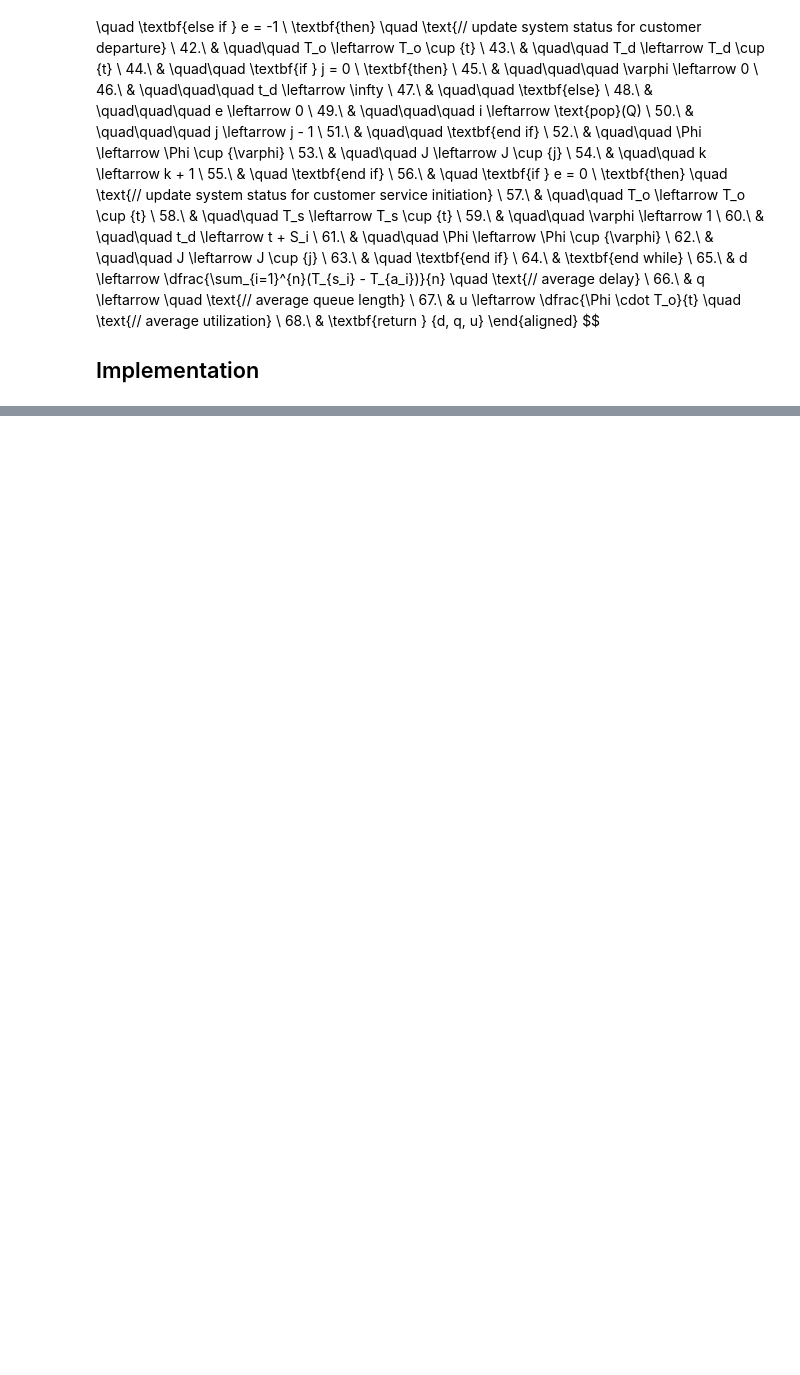
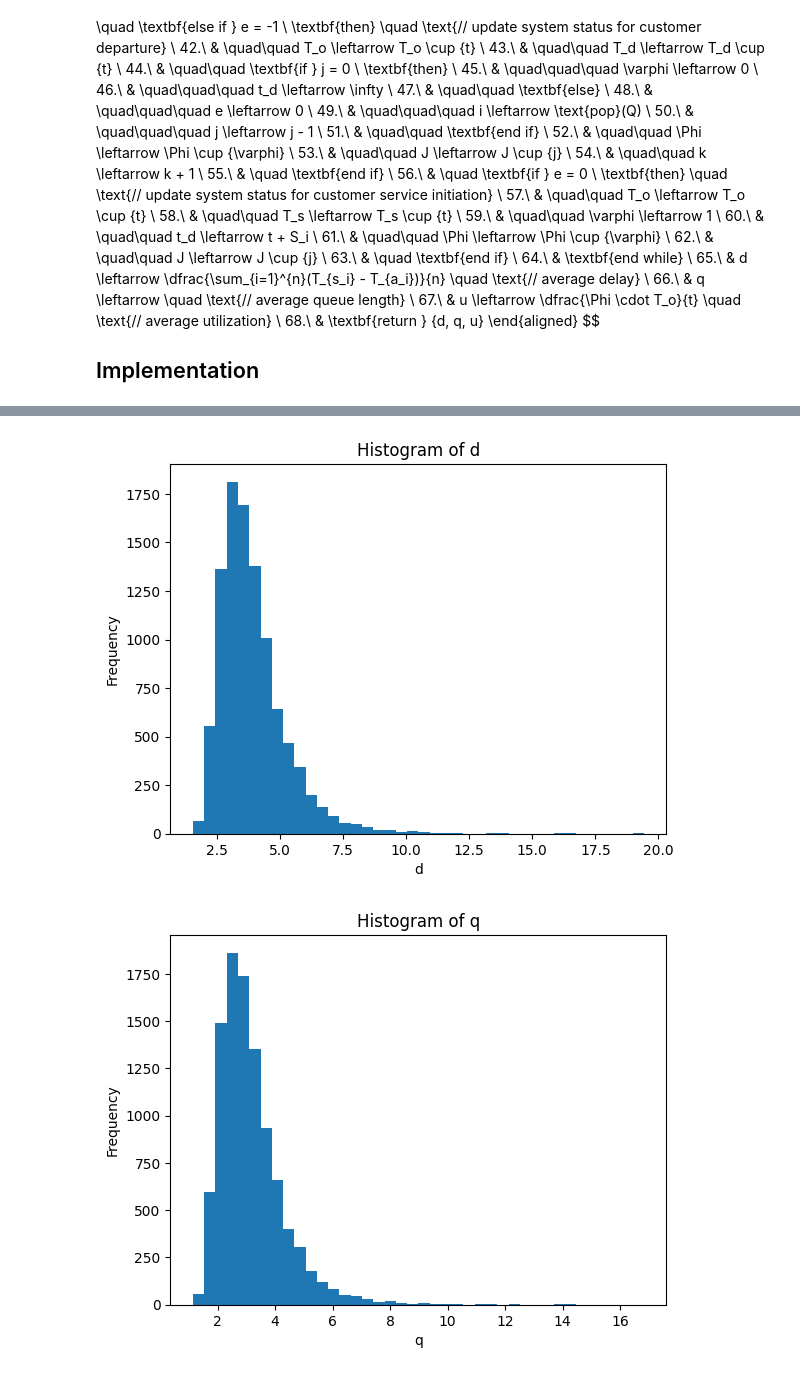
Before and after one commit to anmpahwa/CE5540, a Jupyter notebook: book/content/lecture_32.ipynb, the cells around one changed output, grey strips where cells are left out. Drawn from its saved outputs; the diff is of its cells as text; code cells hidden in the pictures; blank space fills up the shorter version.

```diff
--- a/book/content/lecture_32.ipynb
+++ b/book/content/lecture_32.ipynb
@@ -83,3 +83,9 @@ $$
 $$
 
 ## Implementation
+# %%
+# Single Simulation Outcomes
+n = 6
+A = [0.4, 1.2, 0.5, 1.7, 0.2, 1.6, 0.2, 1.4, 1.9]
+S = [2.0, 0.7, 0.2, 1.1, 3.7, 0.6, 1.0, 1.0, 1.0]
+ssq(n, A, S)
@@ -85,0 +111,72 @@ $$
+# %%
+import random
+import numpy as np
+import pandas as pd
+import matplotlib.pyplot as plt
+
+def simulate(sims=1000, n=100, lam=0.8, mu=1.0):
+    """
+    Run Monte Carlo simulation of SSQ using exponential inter-arrivals and service times.
+
+    Parameters
+    ----------
+    sims : int
+        number of simulations (default=1000)
+    n : int
+        number of customers per run (default=100)
+    lam : float
+        arrival rate λ
+    mu : float
+        service rate μ
+
+    Returns
+    -------
+    df : pandas.DataFrame
+        Results with columns ['d','q','u']
+    """
+    # Random simulations
+    results = []
+    for k in range(sims):
+        rng = random.Random(k)
+        # Generate n+5 to avoid indexing issues in ssq
+        A = [rng.expovariate(lam) for _ in range(n+5)]
+        S = [rng.expovariate(mu) for _ in range(n+5)]
+        d, q, u = ssq(n, A, S, silent=True)
+        results.append((d, q, u))
+    return pd.DataFrame(results, columns=["d","q","u"])
+
+# Descriptive statistics
+def describe_series(x: pd.Series):
+    arr = np.asarray(x, dtype=float)
+    mean = float(np.mean(arr))
+    median = float(np.median(arr))
+    rng = float(np.max(arr) - np.min(arr))
+    sd = float(np.std(arr, ddof=1))
+    iqr = np.percentile(arr, 75) - np.percentile(arr, 25)
+    skew = np.mean((arr - mean)**3) / (sd**3) if sd > 0 else np.nan
+    kurt = np.mean((arr - mean)**4) / (sd**4) - 3 if sd > 0 else np.nan
+    return {
+        "mean": mean, "median": median, "range": rng,
+        "sd": sd, "iqr": iqr, "skewness": skew, "kurtosis": kurt
+    }
+
+def summarize_df(df: pd.DataFrame):
+    return pd.DataFrame({col: describe_series(df[col]) for col in df.columns}).T
+
+# Run and visualize
+if __name__ == "__main__":
+    df = simulate(sims=10000, n=1000, lam=0.8, mu=1.0)
+    summary = summarize_df(df).round(4)
+    print("\nSummary Statistics (1000 runs, n=100)\n")
+    print(summary.to_string())
+    print("\nNote: kurtosis is excess kurtosis.\n")
+
+    # Histograms
+    for metric in ["d","q","u"]:
+        plt.figure()
+        plt.hist(df[metric], bins=40)
+        plt.title(f"Histogram of {metric}")
+        plt.xlabel(metric)
+        plt.ylabel("Frequency")
+        plt.show()
+# %% [output]
@@ -85,0 +191,2 @@ $$
+[figure, added]
+[figure, added]
```
Also changed, not shown: parts of 2 cells of this notebook.
